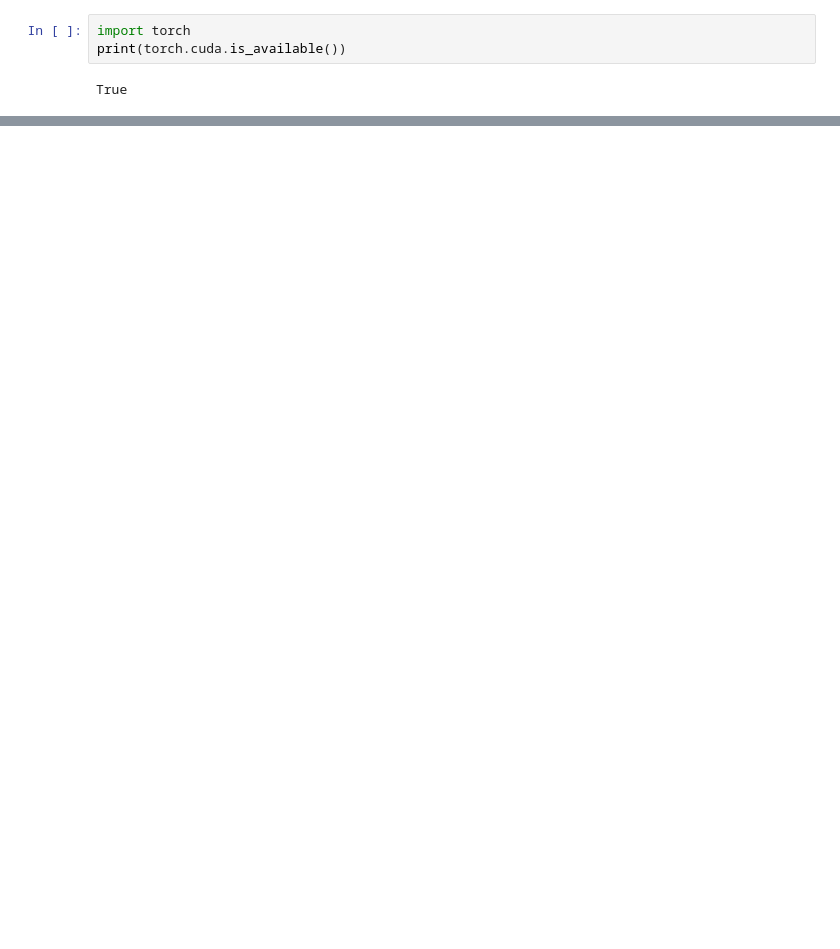
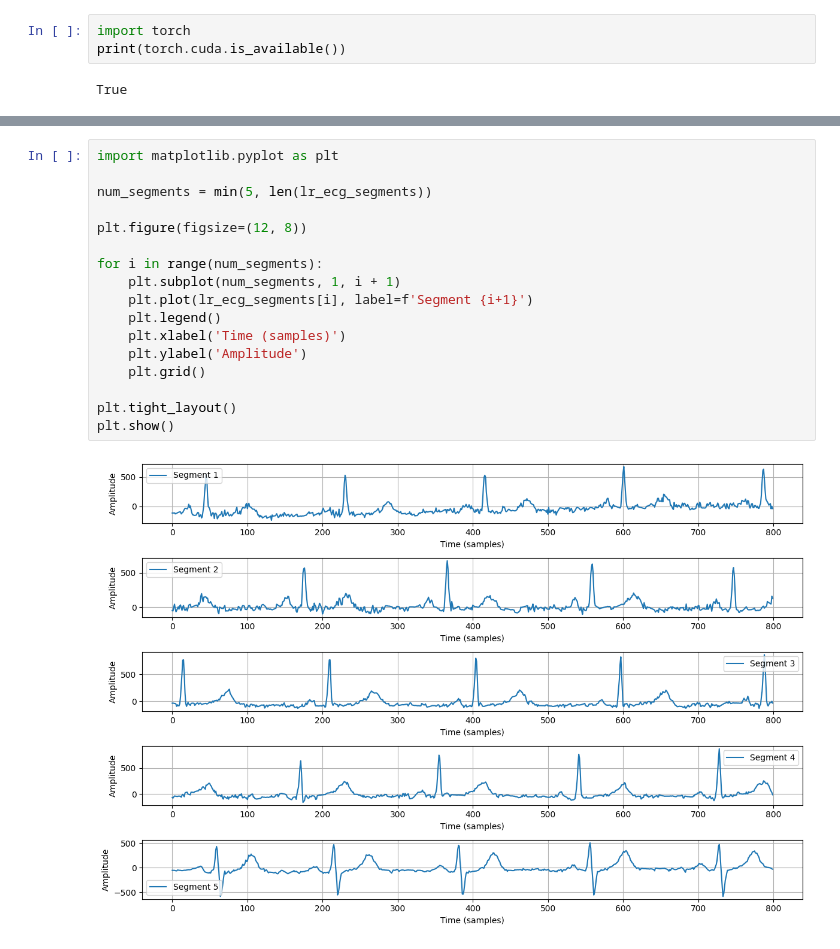
Before and after one commit to ntvinh2005/CSSALT-waveform-classify-model, a Jupyter notebook: exp2.ipynb, the cells around one changed output, grey strips where cells are left out. Cells and saved outputs as stored; diff of their text form; blank space fills up the shorter version.

Commit message:
Visualize data from ptbxl and synthetic VFib data

```diff
--- a/exp2.ipynb
+++ b/exp2.ipynb
@@ -31,0 +112,19 @@ for i in range(total_images):
+# %%
+import matplotlib.pyplot as plt
+
+num_segments = min(5, len(lr_ecg_segments))
+
+plt.figure(figsize=(12, 8))
+
+for i in range(num_segments):
+    plt.subplot(num_segments, 1, i + 1)
+    plt.plot(lr_ecg_segments[i], label=f'Segment {i+1}')
+    plt.legend()
+    plt.xlabel('Time (samples)')
+    plt.ylabel('Amplitude')
+    plt.grid()
+
+plt.tight_layout()
+plt.show()
+# %% [output]
+[figure, added]
```
Also changed, not shown: parts of 6 cells of this notebook.
